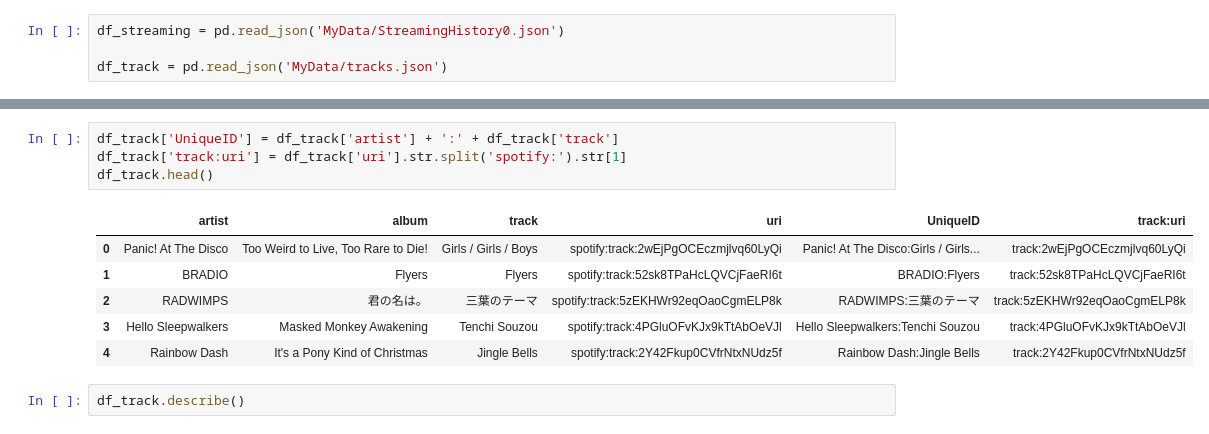
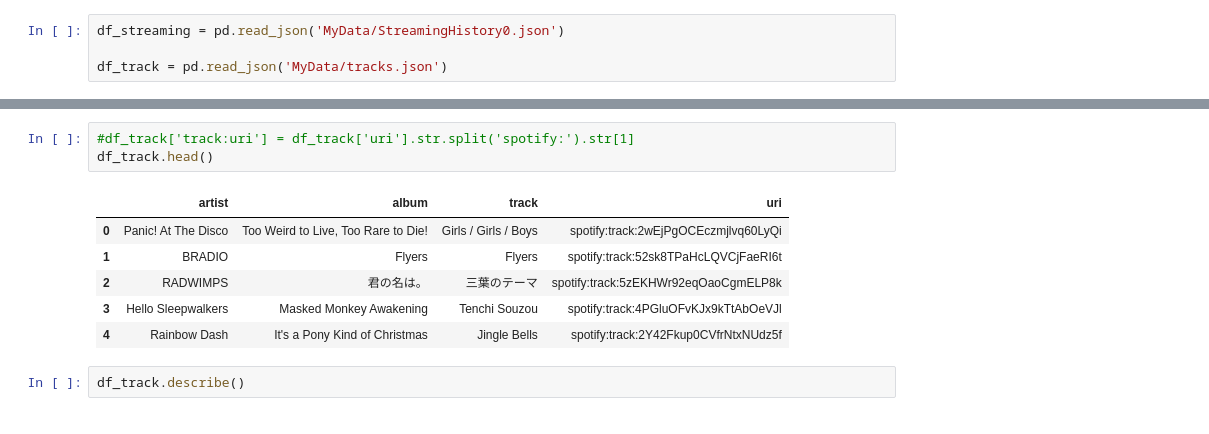
Before and after one commit to Isabela192/EDA_Notebooks, a Jupyter notebook: Spotify_inDATA.ipynb, the cells around one changed output, grey strips where cells are left out. Saved outputs shown, nothing was run; the diff lists cells and outputs as text.

```diff
--- a/Spotify_inDATA.ipynb
+++ b/Spotify_inDATA.ipynb
@@ -40,14 +48,13 @@ df_streaming.describe(include = "all")
 # %%
-df_track['UniqueID'] = df_track['artist'] + ':' + df_track['track']
-df_track['track:uri'] = df_track['uri'].str.split('spotify:').str[1]
+#df_track['track:uri'] = df_track['uri'].str.split('spotify:').str[1]
 df_track.head()
 # %% [output]
-|  | artist | album | track | uri | UniqueID | track:uri |
-| 0 | Panic! At The Disco | Too Weird to Live, Too Rare to Die! | Girls / Girls / Boys | spotify:track:2wEjPgOCEczmjlvq60LyQi | Panic! At The Disco:Girls / Girls... | track:2wEjPgOCEczmjlvq60LyQi |
-| 1 | BRADIO | Flyers | Flyers | spotify:track:52sk8TPaHcLQVCjFaeRI6t | BRADIO:Flyers | track:52sk8TPaHcLQVCjFaeRI6t |
-| 2 | RADWIMPS | 君の名は。 | 三葉のテーマ | spotify:track:5zEKHWr92eqOaoCgmELP8k | RADWIMPS:三葉のテーマ | track:5zEKHWr92eqOaoCgmELP8k |
-| 3 | Hello Sleepwalkers | Masked Monkey Awakening | Tenchi Souzou | spotify:track:4PGluOFvKJx9kTtAbOeVJl | Hello Sleepwalkers:Tenchi Souzou | track:4PGluOFvKJx9kTtAbOeVJl |
-| 4 | Rainbow Dash | It's a Pony Kind of Christmas | Jingle Bells | spotify:track:2Y42Fkup0CVfrNtxNUdz5f | Rainbow Dash:Jingle Bells | track:2Y42Fkup0CVfrNtxNUdz5f |
+|  | artist | album | track | uri |
+| 0 | Panic! At The Disco | Too Weird to Live, Too Rare to Die! | Girls / Girls / Boys | spotify:track:2wEjPgOCEczmjlvq60LyQi |
+| 1 | BRADIO | Flyers | Flyers | spotify:track:52sk8TPaHcLQVCjFaeRI6t |
+| 2 | RADWIMPS | 君の名は。 | 三葉のテーマ | spotify:track:5zEKHWr92eqOaoCgmELP8k |
+| 3 | Hello Sleepwalkers | Masked Monkey Awakening | Tenchi Souzou | spotify:track:4PGluOFvKJx9kTtAbOeVJl |
+| 4 | Rainbow Dash | It's a Pony Kind of Christmas | Jingle Bells | spotify:track:2Y42Fkup0CVfrNtxNUdz5f |
 # %%
 df_track.describe()
 # %% [output]
```
Also changed, not shown: parts of 13 cells of this notebook.
